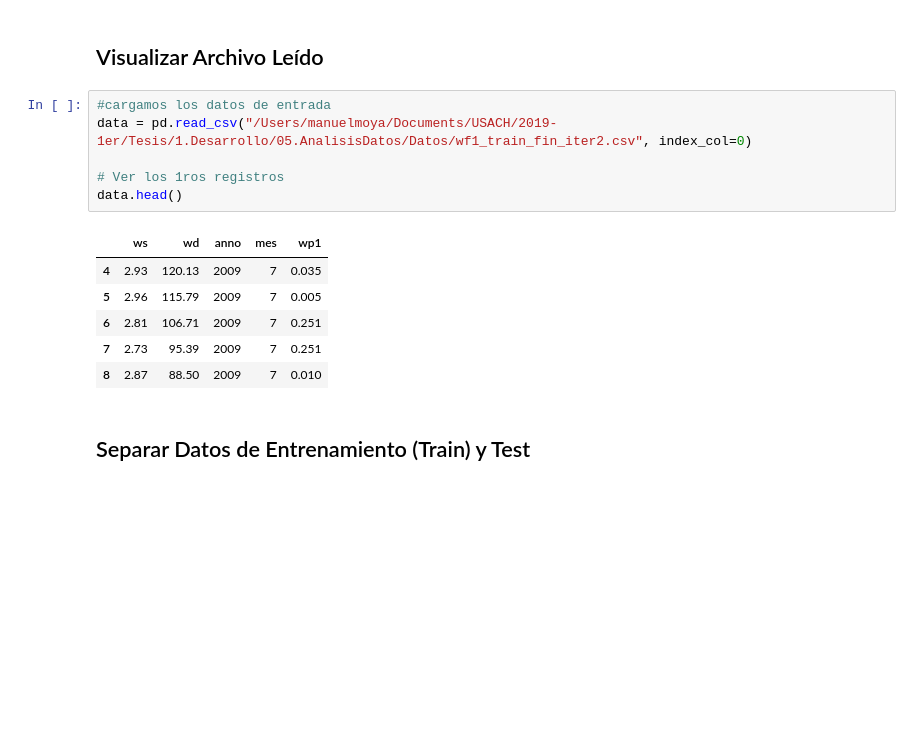
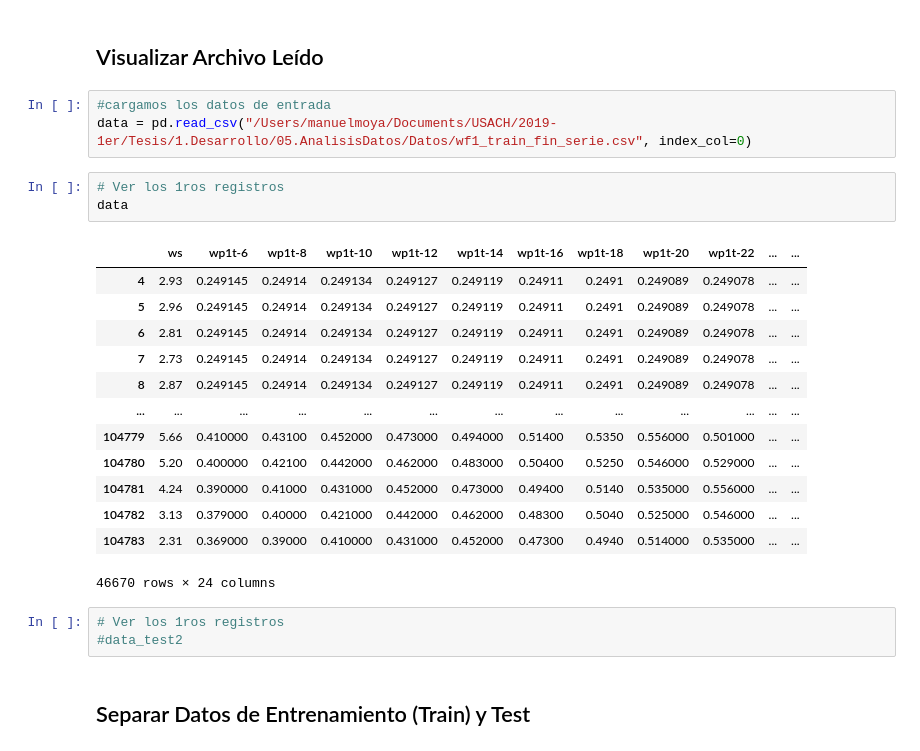
Before and after one commit to manumoya/TesisCivInfUSACH, a Jupyter notebook: 06.JupiterNote/reg_lin_Nvar.ipynb, the cells around one changed output. Saved outputs shown, nothing was run; the diff lists cells and outputs as text; blank space fills up the shorter version.

```diff
--- a/06.JupiterNote/reg_lin_Nvar.ipynb
+++ b/06.JupiterNote/reg_lin_Nvar.ipynb
@@ -20,17 +20,27 @@ from sklearn.model_selection import train_test_split
 ## Visualizar Archivo Leído
 # %%
 #cargamos los datos de entrada
-data = pd.read_csv("/Users/manuelmoya/Documents/USACH/2019-1er/Tesis/1.Desarrollo/05.AnalisisDatos/Datos/wf1_train_fin_iter2.csv", index_col=0)
-
-# Ver los 1ros registros
-data.head()
+data = pd.read_csv("/Users/manuelmoya/Documents/USACH/2019-1er/Tesis/1.Desarrollo/05.AnalisisDatos/Datos/wf1_train_fin_serie.csv", index_col=0)
-# %% [output]
-|  | ws | wd | anno | mes | wp1 |
-| 4 | 2.93 | 120.13 | 2009 | 7 | 0.035 |
-| 5 | 2.96 | 115.79 | 2009 | 7 | 0.005 |
-| 6 | 2.81 | 106.71 | 2009 | 7 | 0.251 |
-| 7 | 2.73 | 95.39 | 2009 | 7 | 0.251 |
-| 8 | 2.87 | 88.50 | 2009 | 7 | 0.010 |
+# %%
+# Ver los 1ros registros
+data
+# %% [output]
+|  | ws | wp1t-6 | wp1t-8 | wp1t-10 | wp1t-12 | wp1t-14 | wp1t-16 | wp1t-18 | wp1t-20 | wp1t-22 | ... | ... |
+| 4 | 2.93 | 0.249145 | 0.24914 | 0.249134 | 0.249127 | 0.249119 | 0.24911 | 0.2491 | 0.249089 | 0.249078 | ... | ... |
+| 5 | 2.96 | 0.249145 | 0.24914 | 0.249134 | 0.249127 | 0.249119 | 0.24911 | 0.2491 | 0.249089 | 0.249078 | ... | ... |
+| 6 | 2.81 | 0.249145 | 0.24914 | 0.249134 | 0.249127 | 0.249119 | 0.24911 | 0.2491 | 0.249089 | 0.249078 | ... | ... |
+| 7 | 2.73 | 0.249145 | 0.24914 | 0.249134 | 0.249127 | 0.249119 | 0.24911 | 0.2491 | 0.249089 | 0.249078 | ... | ... |
+| 8 | 2.87 | 0.249145 | 0.24914 | 0.249134 | 0.249127 | 0.249119 | 0.24911 | 0.2491 | 0.249089 | 0.249078 | ... | ... |
+| ... | ... | ... | ... | ... | ... | ... | ... | ... | ... | ... | ... | ... |
+| 104779 | 5.66 | 0.410000 | 0.43100 | 0.452000 | 0.473000 | 0.494000 | 0.51400 | 0.5350 | 0.556000 | 0.501000 | ... | ... |
+| 104780 | 5.20 | 0.400000 | 0.42100 | 0.442000 | 0.462000 | 0.483000 | 0.50400 | 0.5250 | 0.546000 | 0.529000 | ... | ... |
+| 104781 | 4.24 | 0.390000 | 0.41000 | 0.431000 | 0.452000 | 0.473000 | 0.49400 | 0.5140 | 0.535000 | 0.556000 | ... | ... |
+| 104782 | 3.13 | 0.379000 | 0.40000 | 0.421000 | 0.442000 | 0.462000 | 0.48300 | 0.5040 | 0.525000 | 0.546000 | ... | ... |
+| 104783 | 2.31 | 0.369000 | 0.39000 | 0.410000 | 0.431000 | 0.452000 | 0.47300 | 0.4940 | 0.514000 | 0.535000 | ... | ... |
+46670 rows × 24 columns
+# %%
+# Ver los 1ros registros
+#data_test2
 # %% [markdown]
 ## Separar Datos de Entrenamiento (Train) y Test
 # %%
```
Also changed, not shown: parts of 9 cells of this notebook.
